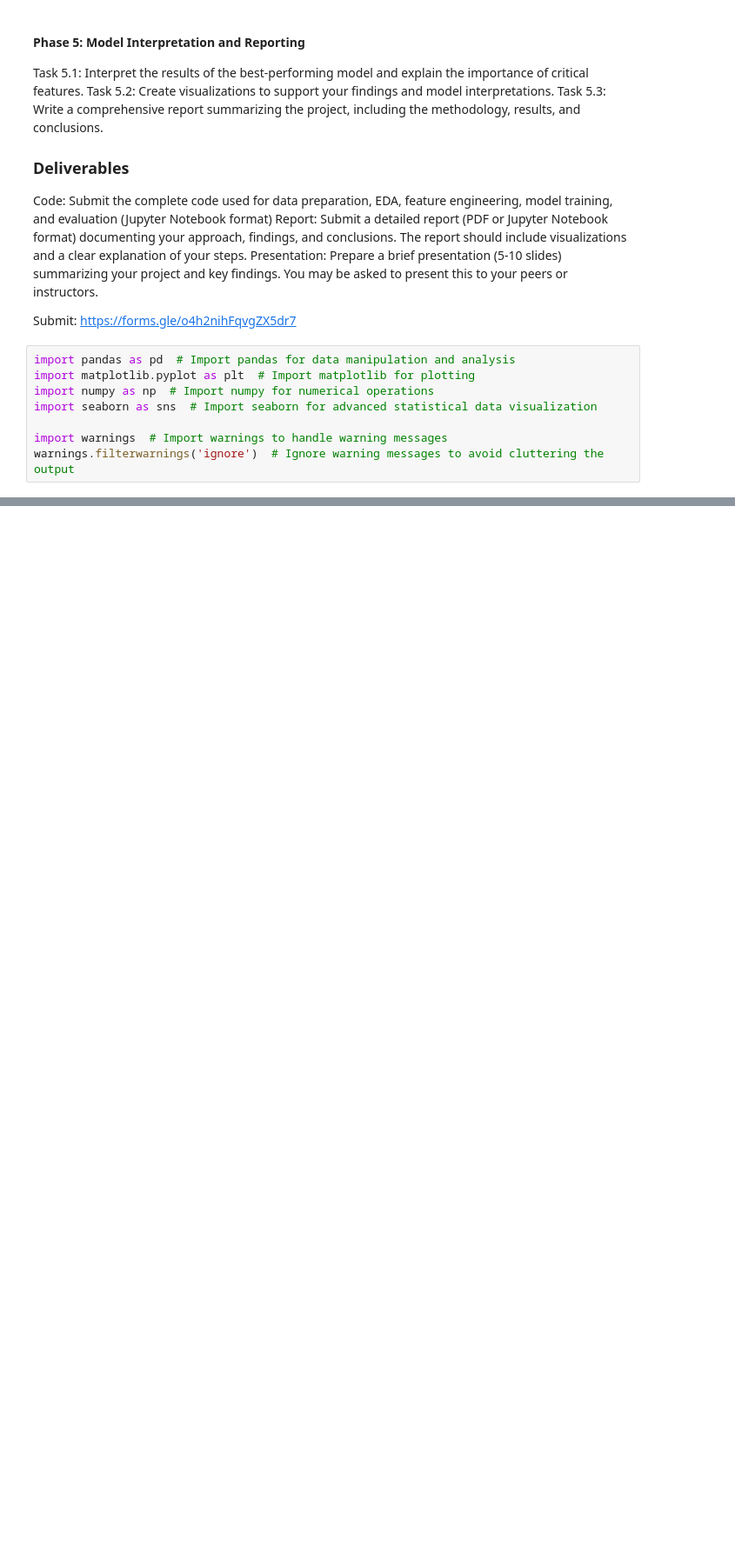
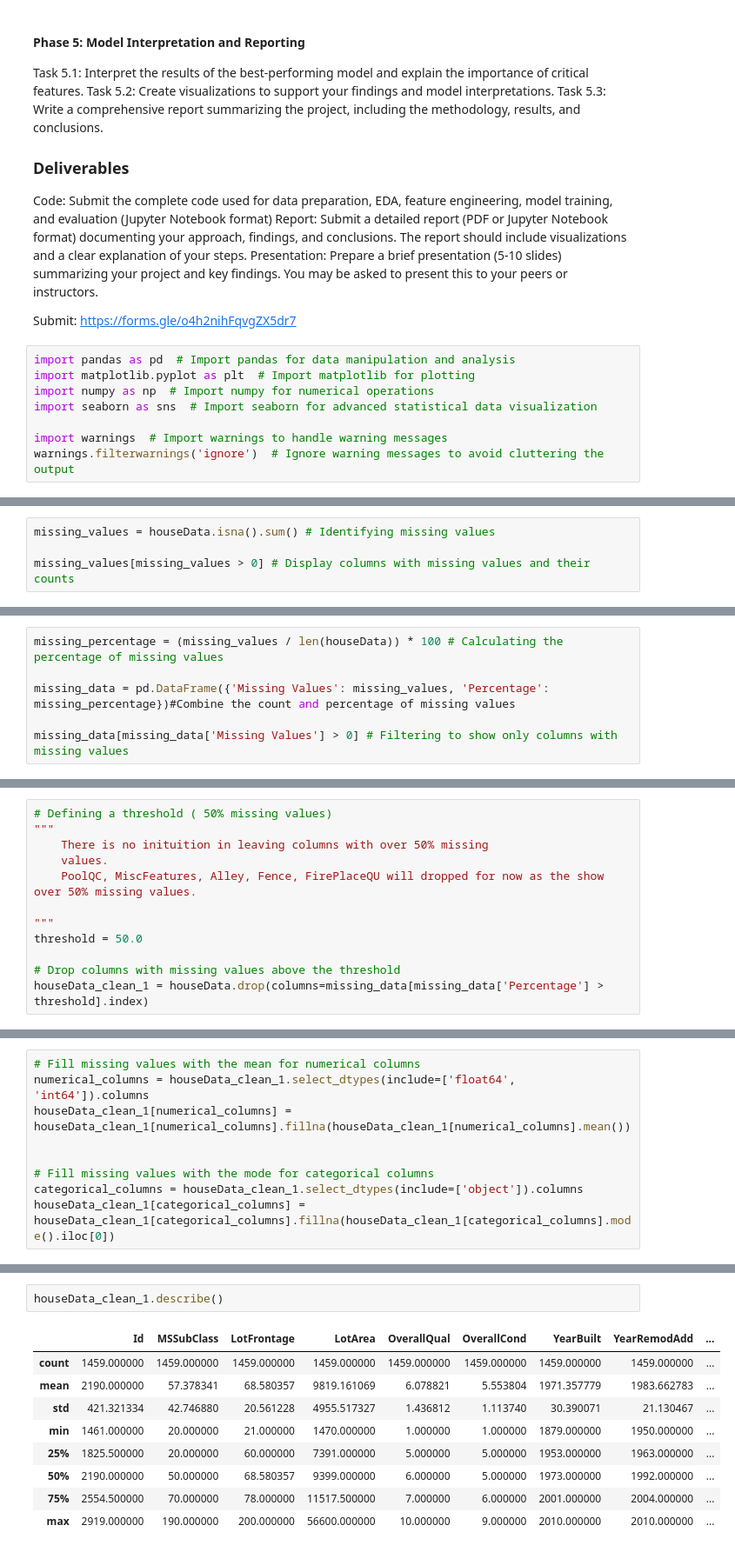
Before and after one commit to Niklauzi/capstone-project, a Jupyter notebook: capstone project notebook.ipynb, the cells around one changed output, grey strips where cells are left out. Shown at 87% size. Saved outputs shown, nothing was run; the diff lists cells and outputs as text; blank space fills up the shorter version.

```diff
--- a/capstone project notebook.ipynb
+++ b/capstone project notebook.ipynb
@@ -91,0 +151,4 @@ house_data_train.columns.nunique()
+# %%
+missing_values = houseData.isna().sum() # Identifying missing values
+
+missing_values[missing_values > 0] # Display columns with missing values and their counts
@@ -91,0 +176,6 @@ house_data_train.columns.nunique()
+# %%
+missing_percentage = (missing_values / len(houseData)) * 100 # Calculating the percentage of missing values
+
+missing_data = pd.DataFrame({'Missing Values': missing_values, 'Percentage': missing_percentage})#Combine the count and percentage of missing values
+
+missing_data[missing_data['Missing Values'] > 0] # Filtering to show only columns with missing values
@@ -91,0 +200,12 @@ house_data_train.columns.nunique()
+# %%
+# Defining a threshold ( 50% missing values)
+"""
+    There is no inituition in leaving columns with over 50% missing
+    values.
+    PoolQC, MiscFeatures, Alley, Fence, FirePlaceQU will dropped for now as the show over 50% missing values.
+
+"""
+threshold = 50.0
+
+# Drop columns with missing values above the threshold
+houseData_clean_1 = houseData.drop(columns=missing_data[missing_data['Percentage'] > threshold].index)
@@ -91,0 +234,9 @@ house_data_train.columns.nunique()
+# %%
+# Fill missing values with the mean for numerical columns
+numerical_columns = houseData_clean_1.select_dtypes(include=['float64', 'int64']).columns
+houseData_clean_1[numerical_columns] = houseData_clean_1[numerical_columns].fillna(houseData_clean_1[numerical_columns].mean())
+
+
+# Fill missing values with the mode for categorical columns
+categorical_columns = houseData_clean_1.select_dtypes(include=['object']).columns
+houseData_clean_1[categorical_columns] = houseData_clean_1[categorical_columns].fillna(houseData_clean_1[categorical_columns].mode().iloc[0])
@@ -91,0 +279,12 @@ house_data_train.columns.nunique()
+# %%
+houseData_clean_1.describe()
+# %% [output]
+|  | Id | MSSubClass | LotFrontage | LotArea | OverallQual | OverallCond | YearBuilt | YearRemodAdd | ... |
+| count | 1459.000000 | 1459.000000 | 1459.000000 | 1459.000000 | 1459.000000 | 1459.000000 | 1459.000000 | 1459.000000 | ... |
+| mean | 2190.000000 | 57.378341 | 68.580357 | 9819.161069 | 6.078821 | 5.553804 | 1971.357779 | 1983.662783 | ... |
+| std | 421.321334 | 42.746880 | 20.561228 | 4955.517327 | 1.436812 | 1.113740 | 30.390071 | 21.130467 | ... |
+| min | 1461.000000 | 20.000000 | 21.000000 | 1470.000000 | 1.000000 | 1.000000 | 1879.000000 | 1950.000000 | ... |
+| 25% | 1825.500000 | 20.000000 | 60.000000 | 7391.000000 | 5.000000 | 5.000000 | 1953.000000 | 1963.000000 | ... |
+| 50% | 2190.000000 | 50.000000 | 68.580357 | 9399.000000 | 6.000000 | 5.000000 | 1973.000000 | 1992.000000 | ... |
+| 75% | 2554.500000 | 70.000000 | 78.000000 | 11517.500000 | 7.000000 | 6.000000 | 2001.000000 | 2004.000000 | ... |
+| max | 2919.000000 | 190.000000 | 200.000000 | 56600.000000 | 10.000000 | 9.000000 | 2010.000000 | 2010.000000 | ... |
```
Also changed, not shown: parts of 27 cells of this notebook.
